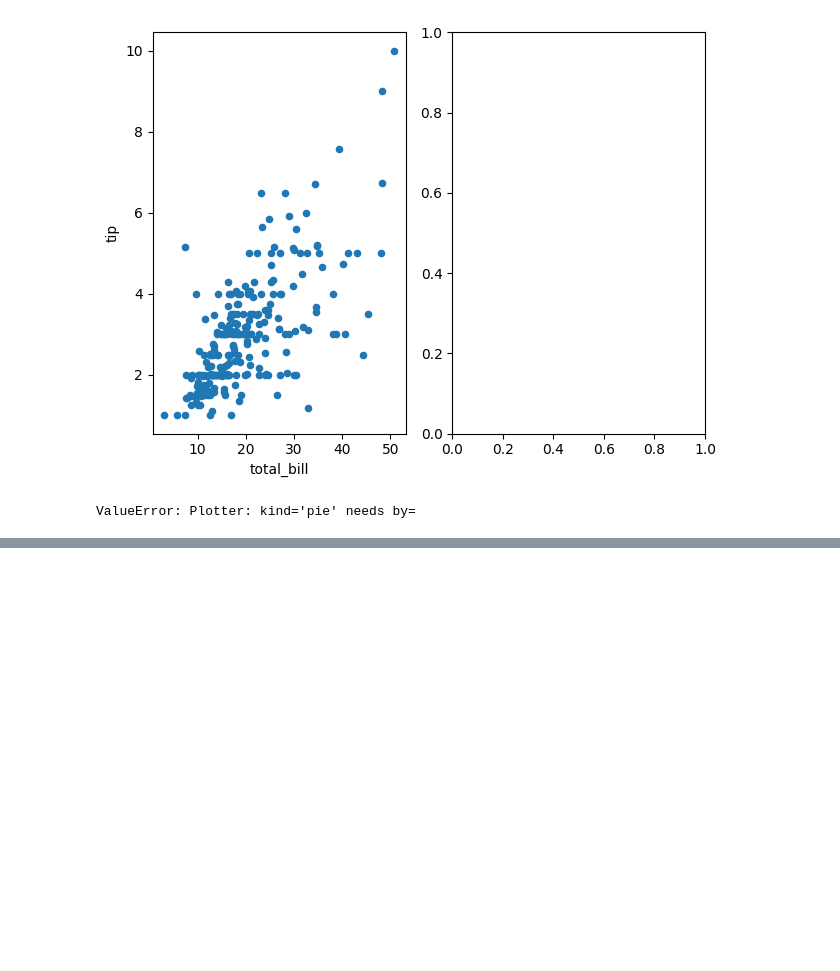
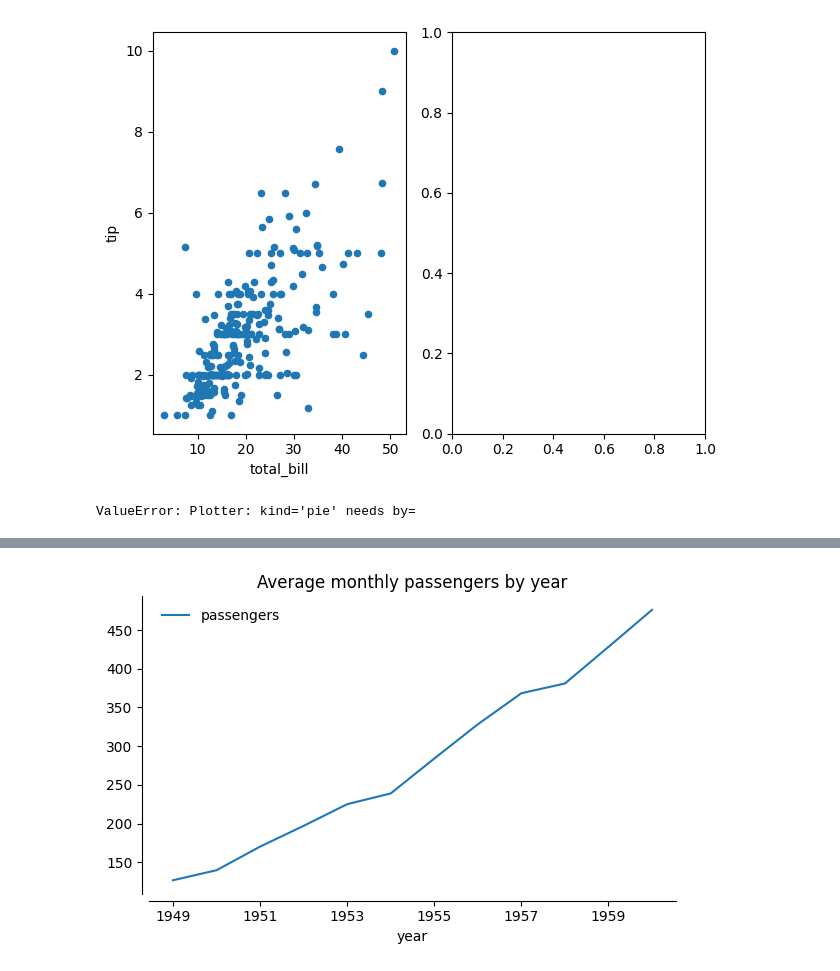
Before and after one commit to maddytae/pytae, a Jupyter notebook: notebooks/plotter.ipynb, the cells around one changed output, grey strips where cells are left out. Saved outputs shown, nothing was run; the diff lists cells and outputs as text; code cells hidden in the pictures; blank space fills up the shorter version.

```diff
--- a/notebooks/plotter.ipynb
+++ b/notebooks/plotter.ipynb
@@ -208,0 +213,12 @@ ValueError: Plotter: kind='pie' needs by=
+# %%
+flights = pt.sample_data['flights']
+
+k = pt.Plotter(figsize=(6, 4))
+(k
+ .data(flights)
+ .plot(kind='line', x='year', y='passengers', aggfunc='mean', title='Average monthly passengers by year')
+ .finalize()
+)
+k.fig
+# %% [output]
+[figure, added]
```
Also changed, not shown: parts of 43 cells of this notebook.
